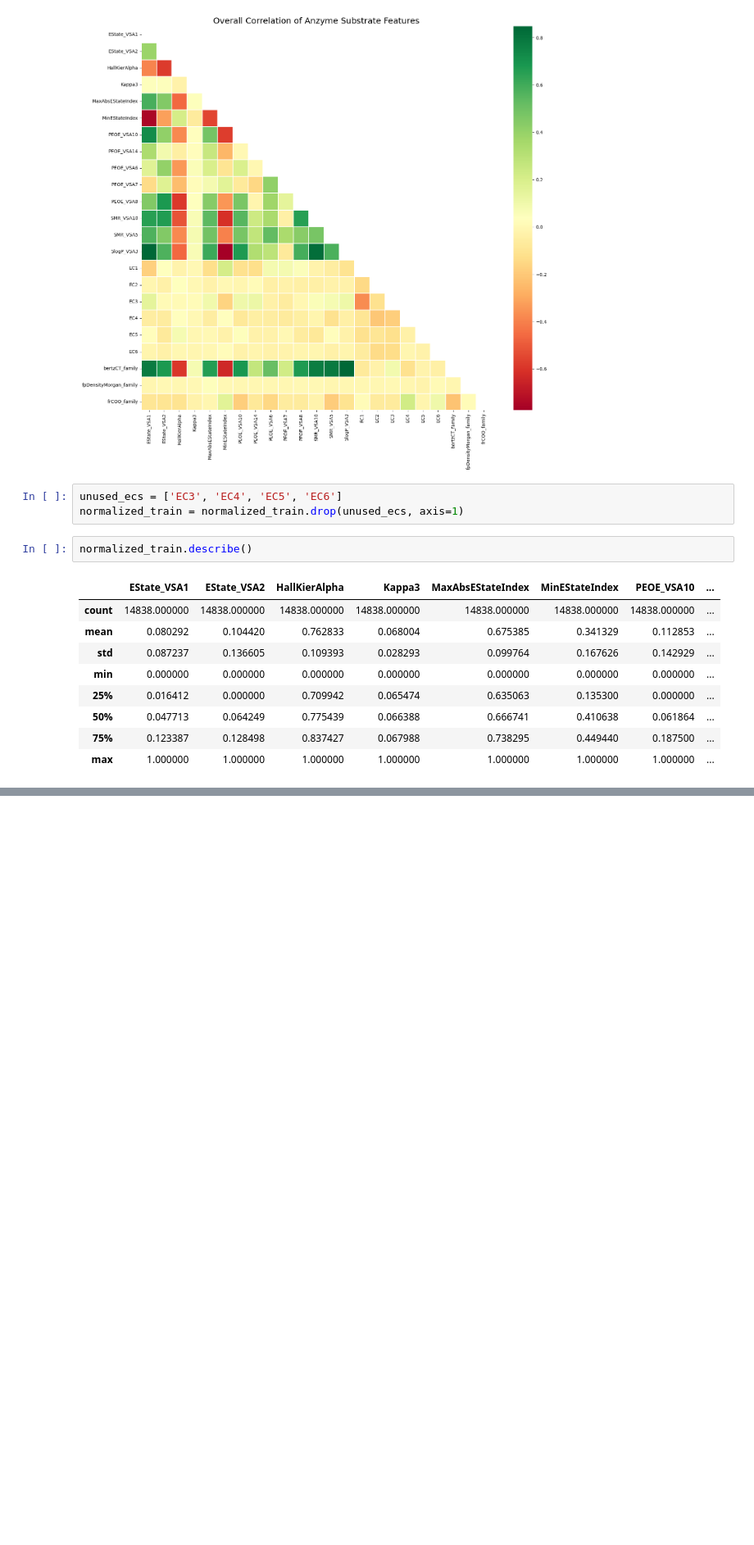
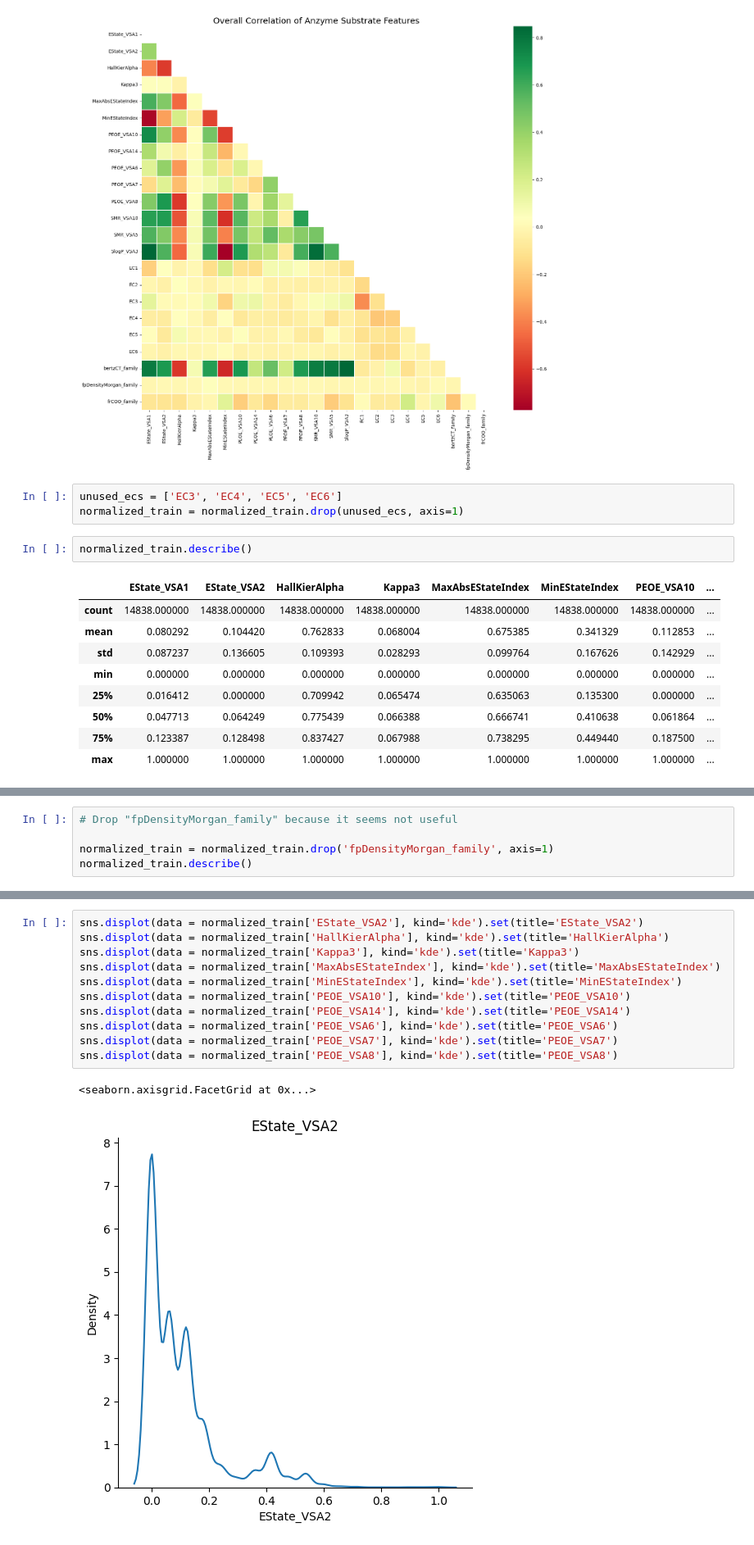
Before and after one commit to praivesi/kaggler, a Jupyter notebook: Explore_Anzyme_Substrate/solve.ipynb, the cells around one changed output, grey strips where cells are left out. Shown at 82% size. Cells and saved outputs as stored; diff of their text form; blank space fills up the shorter version.

```diff
--- a/Explore_Anzyme_Substrate/solve.ipynb
+++ b/Explore_Anzyme_Substrate/solve.ipynb
@@ -200,0 +248,5 @@ show_heatmap(normalized_train, 'Anzyme Substrate')
+# %%
+# Drop "fpDensityMorgan_family" because it seems not useful
+
+normalized_train = normalized_train.drop('fpDensityMorgan_family', axis=1)
+normalized_train.describe()
@@ -200,0 +263,14 @@ show_heatmap(normalized_train, 'Anzyme Substrate')
+# %%
+sns.displot(data = normalized_train['EState_VSA2'], kind='kde').set(title='EState_VSA2')
+sns.displot(data = normalized_train['HallKierAlpha'], kind='kde').set(title='HallKierAlpha')
+sns.displot(data = normalized_train['Kappa3'], kind='kde').set(title='Kappa3')
+sns.displot(data = normalized_train['MaxAbsEStateIndex'], kind='kde').set(title='MaxAbsEStateIndex')
+sns.displot(data = normalized_train['MinEStateIndex'], kind='kde').set(title='MinEStateIndex')
+sns.displot(data = normalized_train['PEOE_VSA10'], kind='kde').set(title='PEOE_VSA10')
+sns.displot(data = normalized_train['PEOE_VSA14'], kind='kde').set(title='PEOE_VSA14')
+sns.displot(data = normalized_train['PEOE_VSA6'], kind='kde').set(title='PEOE_VSA6')
+sns.displot(data = normalized_train['PEOE_VSA7'], kind='kde').set(title='PEOE_VSA7')
+sns.displot(data = normalized_train['PEOE_VSA8'], kind='kde').set(title='PEOE_VSA8')
+# %% [output]
+<seaborn.axisgrid.FacetGrid at 0x...>
+[figure, added]
```
Also changed, not shown: parts of 13 cells of this notebook.
